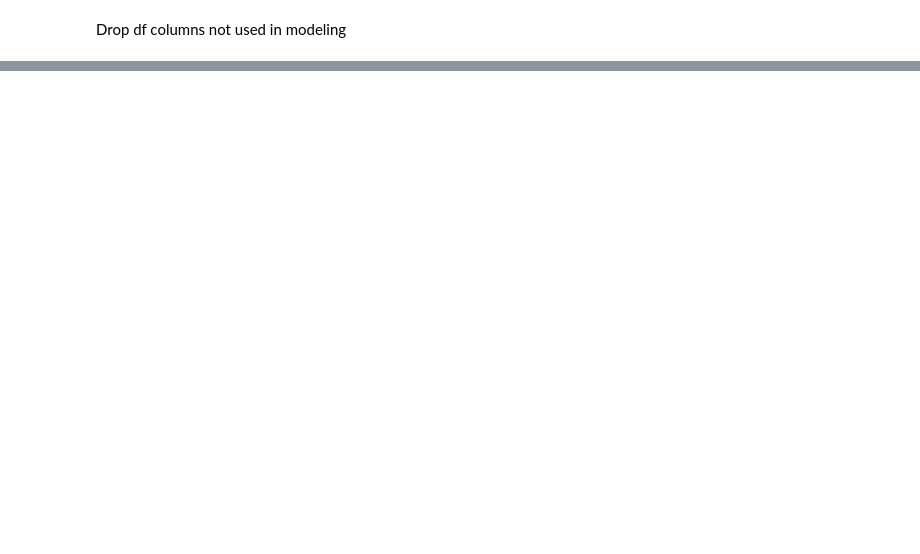
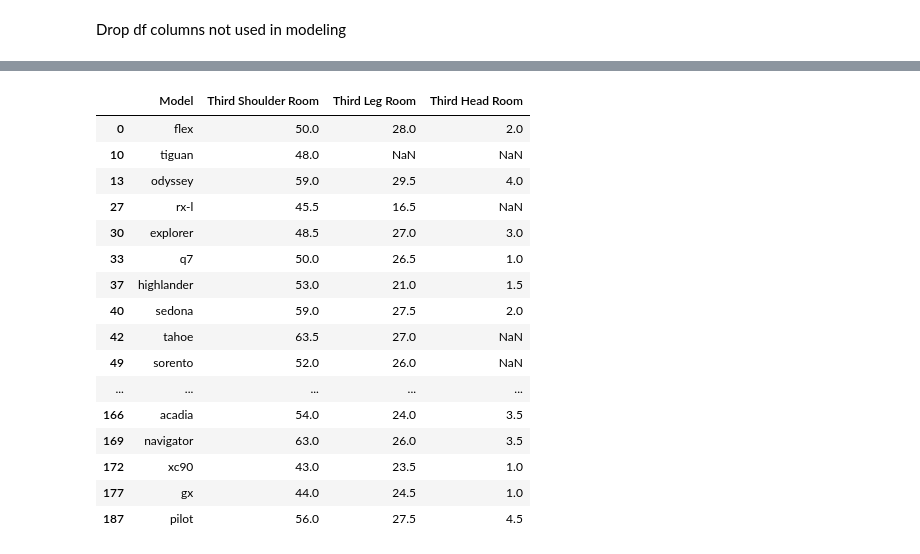
Before and after one commit to blantj/consumer_reports_sales_regression, a Jupyter notebook: Modeling.ipynb, the cells around one changed output, grey strips where cells are left out. Drawn from its saved outputs; the diff is of its cells as text; code cells hidden in the pictures; blank space fills up the shorter version.

```diff
--- a/Modeling.ipynb
+++ b/Modeling.ipynb
@@ -136,0 +360,4 @@ Name: Rear Seat Score, dtype: int64
+# %%
+test_df = pd.read_csv('Excel/data.csv')
+test_df = test_df[test_df['Year']==2018]
+test_df.reset_index(inplace=True, drop=True)
@@ -136,0 +376,20 @@ Name: Rear Seat Score, dtype: int64
+# %%
+test_df[test_df['Third Shoulder Room'].isna()==0][['Model','Third Shoulder Room','Third Leg Room','Third Head Room']]
+# %% [output]
+|  | Model | Third Shoulder Room | Third Leg Room | Third Head Room |
+| 0 | flex | 50.0 | 28.0 | 2.0 |
+| 10 | tiguan | 48.0 | NaN | NaN |
+| 13 | odyssey | 59.0 | 29.5 | 4.0 |
+| 27 | rx-l | 45.5 | 16.5 | NaN |
+| 30 | explorer | 48.5 | 27.0 | 3.0 |
+| 33 | q7 | 50.0 | 26.5 | 1.0 |
+| 37 | highlander | 53.0 | 21.0 | 1.5 |
+| 40 | sedona | 59.0 | 27.5 | 2.0 |
+| 42 | tahoe | 63.5 | 27.0 | NaN |
+| 49 | sorento | 52.0 | 26.0 | NaN |
+| ... | ... | ... | ... | ... |
+| 166 | acadia | 54.0 | 24.0 | 3.5 |
+| 169 | navigator | 63.0 | 26.0 | 3.5 |
+| 172 | xc90 | 43.0 | 23.5 | 1.0 |
+| 177 | gx | 44.0 | 24.5 | 1.0 |
+| 187 | pilot | 56.0 | 27.5 | 4.5 |
```
Also changed, not shown: parts of 38 cells of this notebook.
